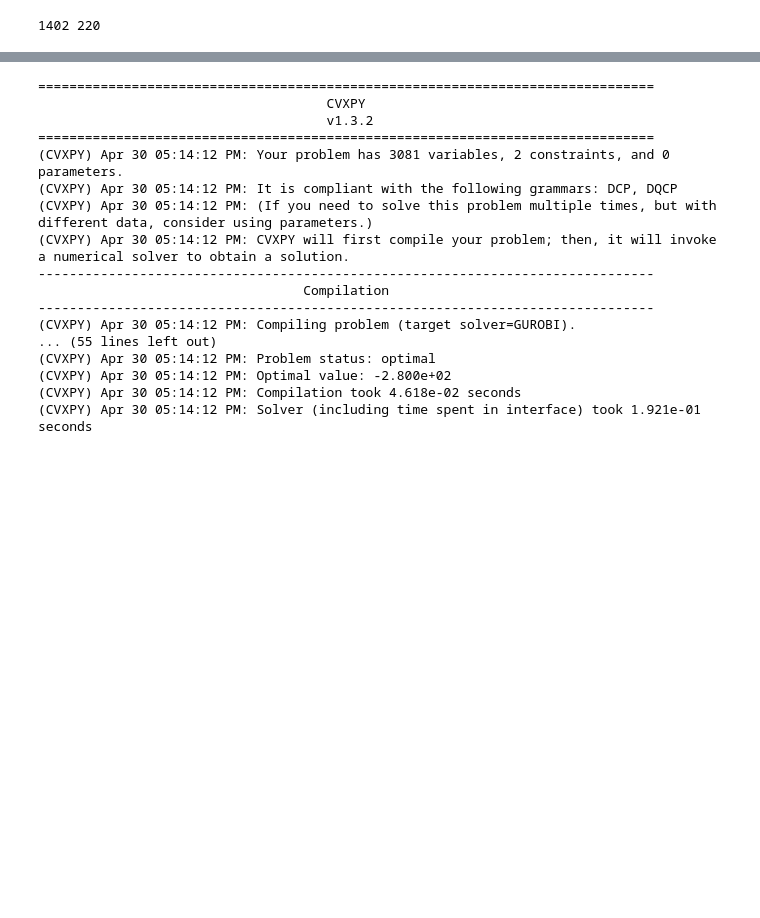
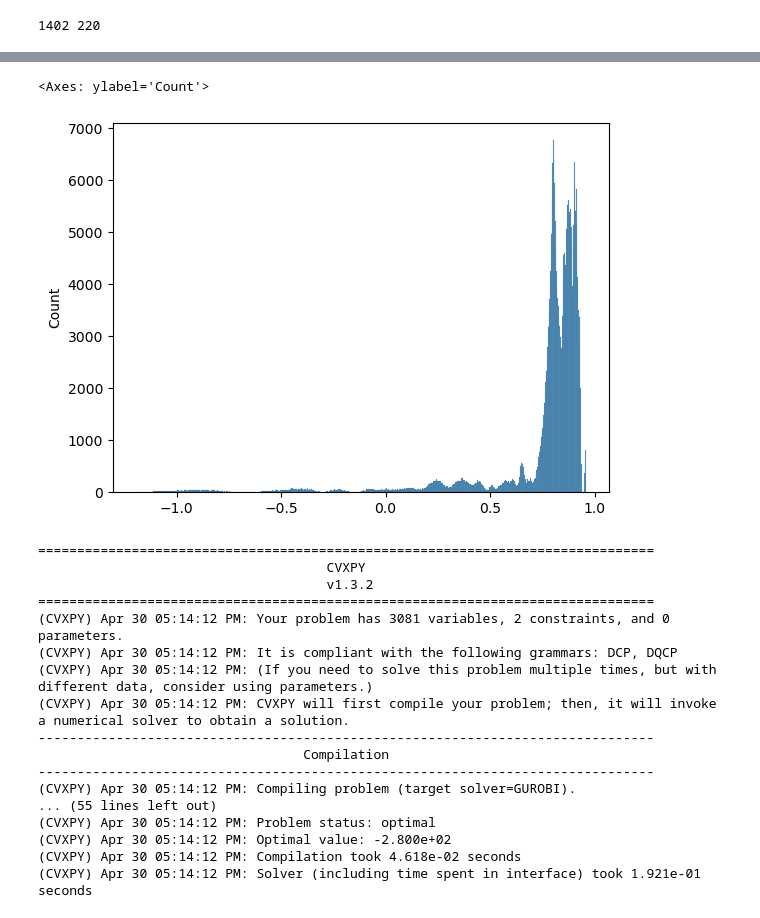
Before and after one commit to justinpayan/RAU2, a Jupyter notebook: notebooks/RAUStackExchange.ipynb, the cells around one changed output, grey strips where cells are left out. Drawn from its saved outputs; the diff is of its cells as text; code cells hidden in the pictures; blank space fills up the shorter version.

```diff
--- a/notebooks/RAUStackExchange.ipynb
+++ b/notebooks/RAUStackExchange.ipynb
@@ -33,7 +33,7 @@ model = SentenceTransformer('sentence-transformers/multi-qa-mpnet-base-cos-v1')
 # %%
 topic = 'cs'
 # %%
-home_data_dir = "../StackExchange"
+home_data_dir = "../../StackExchange"
 # %%
 tree = ET.parse(home_data_dir + "/data/" + topic + ".stackexchange.com/Posts.xml")
 # %%
@@ -999 +1015,6 @@ with open(os.path.join(data_dir, 'pair_to_feats.pkl'), 'rb') as f:
+# %%
+sns.histplot(asst_scores.flatten())
+# %% [output]
+<Axes: ylabel='Count'>
+[figure, added]
 # %%
```
Also changed, not shown: parts of 4 cells of this notebook, 3 other files.
